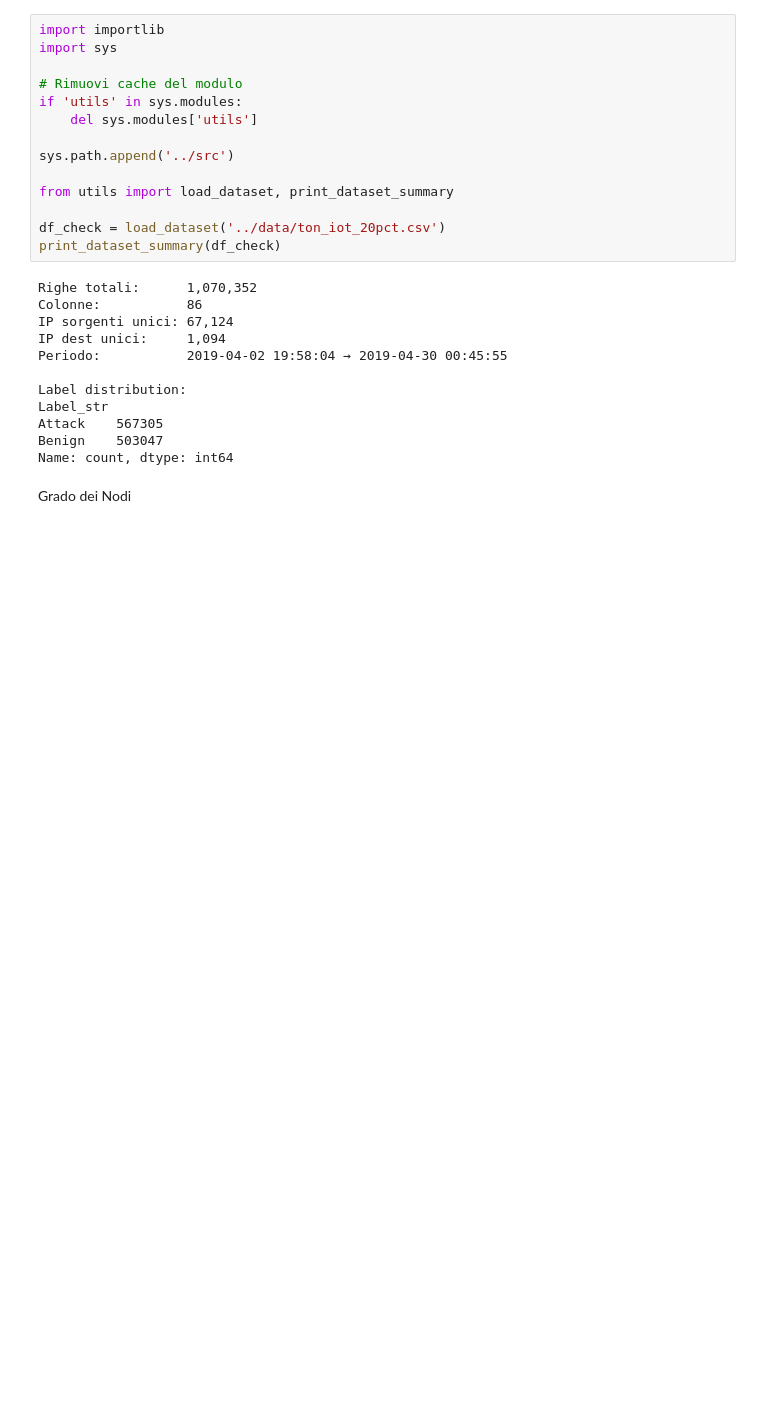
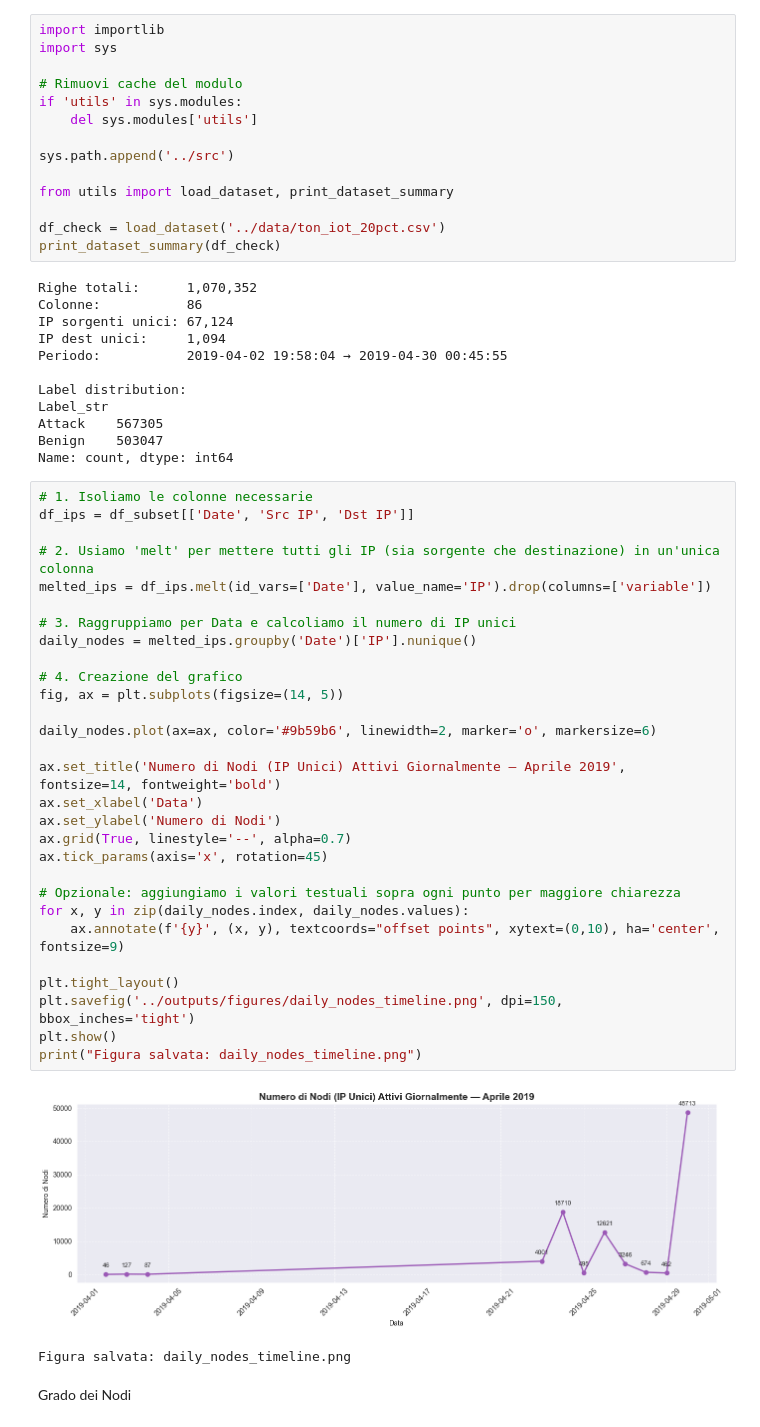
Before and after one commit to AntonioPagnotta/iot-graph-construction-ablation, a Jupyter notebook: notebooks/01-EDA.ipynb, the cells around one changed output. Drawn from its saved outputs; the diff is of its cells as text; blank space fills up the shorter version.

```diff
--- a/notebooks/01-EDA.ipynb
+++ b/notebooks/01-EDA.ipynb
@@ -256,6 +256,38 @@ Label_str
 Attack    567305
 Benign    503047
 Name: count, dtype: int64
+# %%
+# 1. Isoliamo le colonne necessarie
+df_ips = df_subset[['Date', 'Src IP', 'Dst IP']]
+
+# 2. Usiamo 'melt' per mettere tutti gli IP (sia sorgente che destinazione) in un'unica colonna
+melted_ips = df_ips.melt(id_vars=['Date'], value_name='IP').drop(columns=['variable'])
+
+# 3. Raggruppiamo per Data e calcoliamo il numero di IP unici
+daily_nodes = melted_ips.groupby('Date')['IP'].nunique()
+
+# 4. Creazione del grafico
+fig, ax = plt.subplots(figsize=(14, 5))
+
+daily_nodes.plot(ax=ax, color='#9b59b6', linewidth=2, marker='o', markersize=6)
+
+ax.set_title('Numero di Nodi (IP Unici) Attivi Giornalmente — Aprile 2019', fontsize=14, fontweight='bold')
+ax.set_xlabel('Data')
+ax.set_ylabel('Numero di Nodi')
+ax.grid(True, linestyle='--', alpha=0.7)
+ax.tick_params(axis='x', rotation=45)
+
+# Opzionale: aggiungiamo i valori testuali sopra ogni punto per maggiore chiarezza
+for x, y in zip(daily_nodes.index, daily_nodes.values):
+    ax.annotate(f'{y}', (x, y), textcoords="offset points", xytext=(0,10), ha='center', fontsize=9)
+
+plt.tight_layout()
+plt.savefig('../outputs/figures/daily_nodes_timeline.png', dpi=150, bbox_inches='tight')
+plt.show()
+print("Figura salvata: daily_nodes_timeline.png")
+# %% [output]
+[figure, added]
+Figura salvata: daily_nodes_timeline.png
 # %% [markdown]
 Grado dei Nodi
 # %%
```
Also changed, not shown: parts of 3 cells of this notebook, 41 other files.
